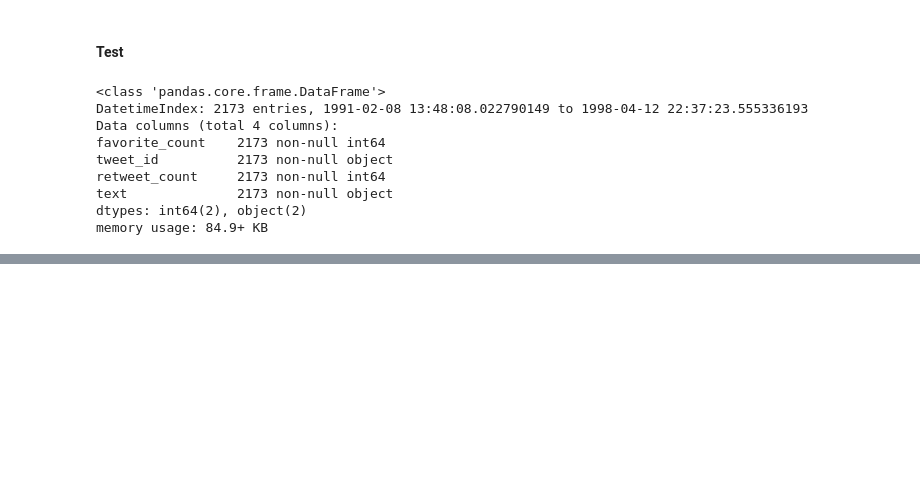
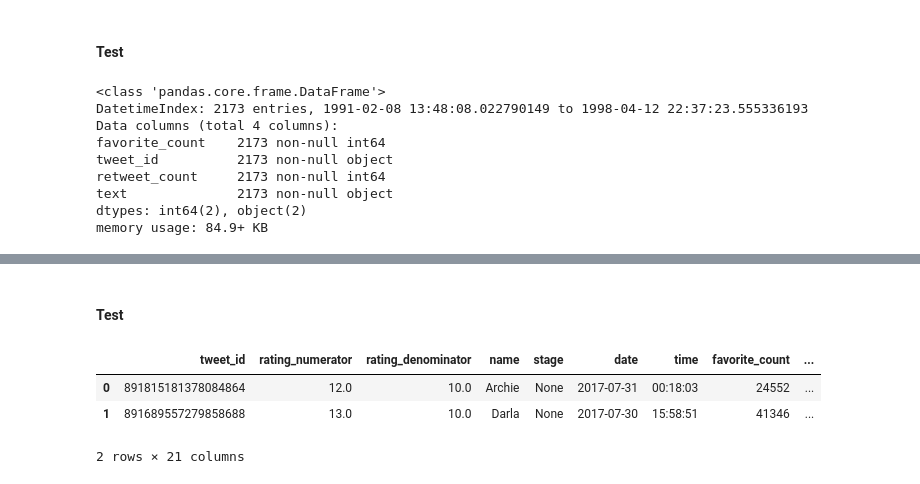
Before and after one commit to abdiganiaden/wrangle_analyze_twitter_dogs, a Jupyter notebook: wrangle_act.ipynb, the cells around one changed output, grey strips where cells are left out. Drawn from its saved outputs; the diff is of its cells as text; code cells hidden in the pictures; blank space fills up the shorter version.

```diff
--- a/wrangle_act.ipynb
+++ b/wrangle_act.ipynb
@@ -616,0 +663,13 @@ memory usage: 84.9+ KB
+# %%
+df_merged['rating_numerator'] = df_merged['rating_numerator'].astype(float)
+df_merged['rating_denominator'] = df_merged['rating_denominator'].astype(float)
+df_merged['time'] = df_merged['time'].apply(lambda time: time.strftime('%H:%M:%S'))
+# %% [markdown]
+#### Test
+# %%
+df_merged.head(2)
+# %% [output]
+|  | tweet_id | rating_numerator | rating_denominator | name | stage | date | time | favorite_count | ... |
+| 0 | 891815181378084864 | 12.0 | 10.0 | Archie | None | 2017-07-31 | 00:18:03 | 24552 | ... |
+| 1 | 891689557279858688 | 13.0 | 10.0 | Darla | None | 2017-07-30 | 15:58:51 | 41346 | ... |
+2 rows × 21 columns
```
Also changed, not shown: parts of 10 cells of this notebook.
